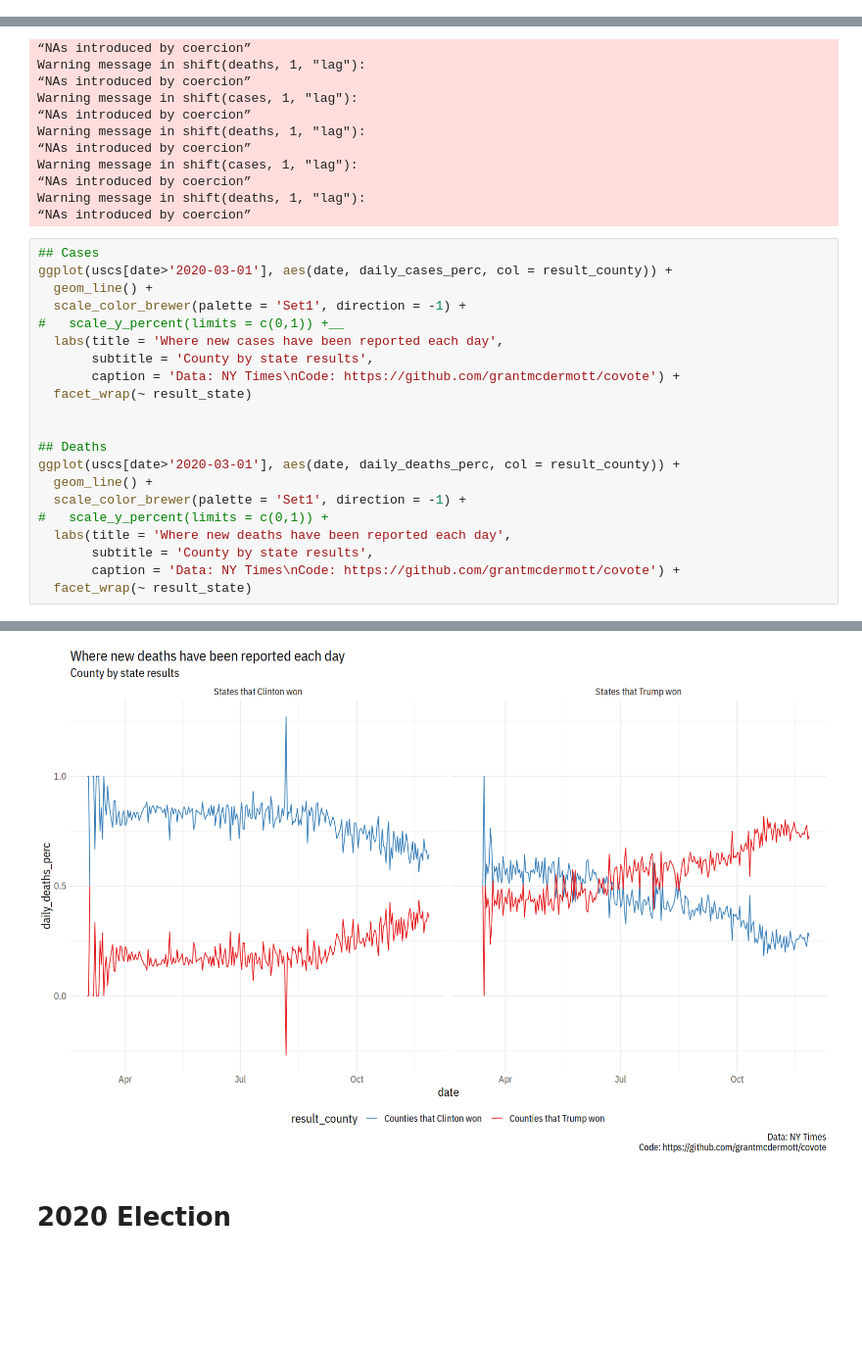
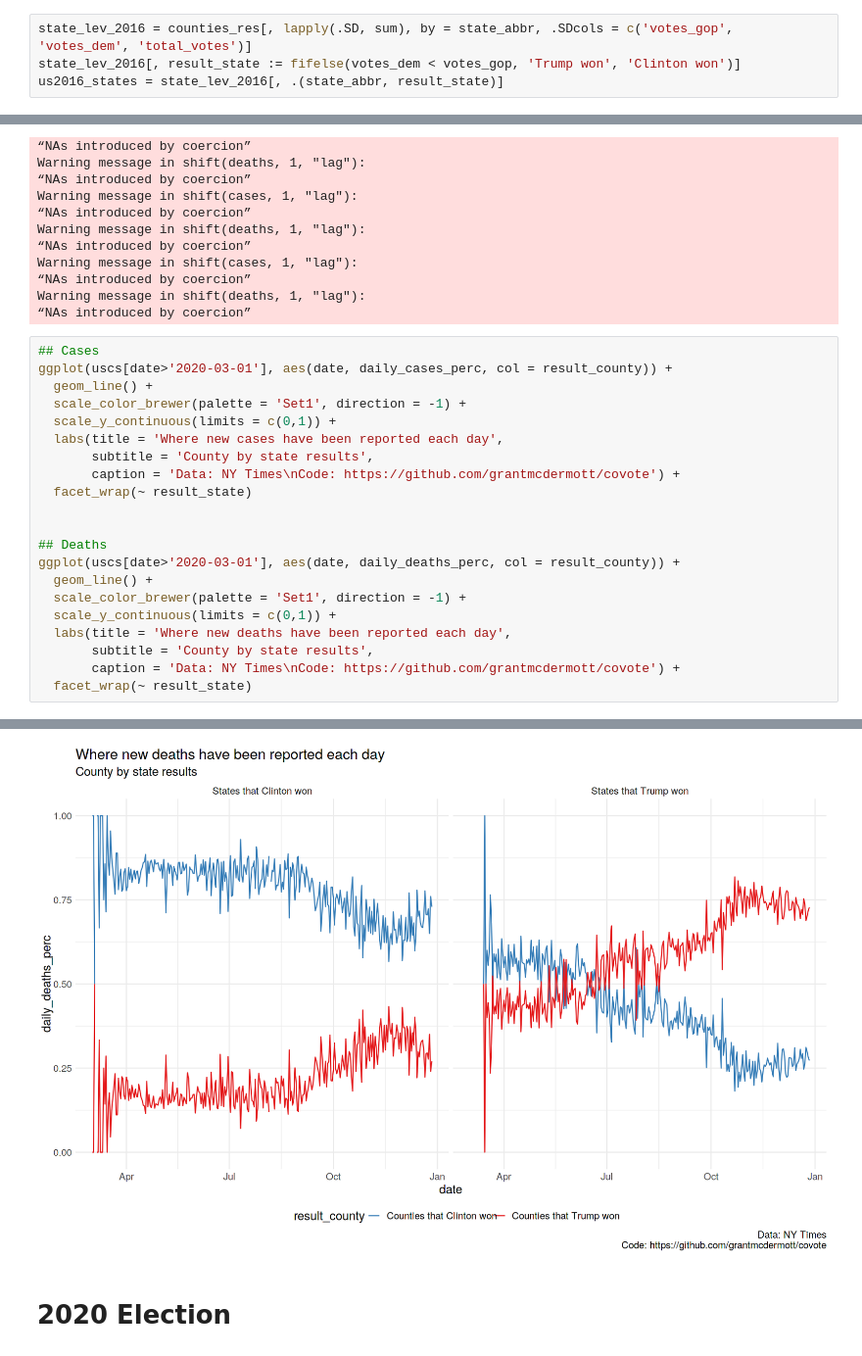
Before and after one commit to apoorvalal/covidviz, a Jupyter notebook: pol_alignment.ipynb, the cells around one changed output, grey strips where cells are left out. Shown at 98% size. Cells and saved outputs as stored; diff of their text form; blank space fills up the shorter version.

```diff
--- a/pol_alignment.ipynb
+++ b/pol_alignment.ipynb
@@ -59,3 +61,7 @@ us2016_states =
+# %%
+state_lev_2016 = counties_res[, lapply(.SD, sum), by = state_abbr, .SDcols = c('votes_gop', 'votes_dem', 'total_votes')]
+state_lev_2016[, result_state := fifelse(votes_dem < votes_gop, 'Trump won', 'Clinton won')]
+us2016_states = state_lev_2016[, .(state_abbr, result_state)]
 # %%
 ## Merge and melt (reshape longer)
 us2016 =
@@ -169,7 +189,7 @@ Warning message in shift(deaths, 1, "lag"):
 ggplot(uscs[date>'2020-03-01'], aes(date, daily_cases_perc, col = result_county)) +
   geom_line() +
   scale_color_brewer(palette = 'Set1', direction = -1) +
-#   scale_y_percent(limits = c(0,1)) +__
+  scale_y_continuous(limits = c(0,1)) +
   labs(title = 'Where new cases have been reported each day',
        subtitle = 'County by state results',
        caption = 'Data: NY Times\nCode: https://github.com/grantmcdermott/covote') +
@@ -180,7 +200,7 @@ ggplot(uscs[date>'2020-03-01'], aes(date, daily_cases_perc, col = result_county)
 ggplot(uscs[date>'2020-03-01'], aes(date, daily_deaths_perc, col = result_county)) +
   geom_line() +
   scale_color_brewer(palette = 'Set1', direction = -1) +
-#   scale_y_percent(limits = c(0,1)) +
+  scale_y_continuous(limits = c(0,1)) +
   labs(title = 'Where new deaths have been reported each day',
        subtitle = 'County by state results',
        caption = 'Data: NY Times\nCode: https://github.com/grantmcdermott/covote') +
@@ -190,4 +210,4 @@ ggplot(uscs[date>'2020-03-01'], aes(date, daily_deaths_perc, col = result_county
-[figure, old version]
+[figure, new version]
 # %% [markdown]
 #  2020 Election
 # %%
```
Also changed, not shown: parts of 18 cells of this notebook, 6 other files.
